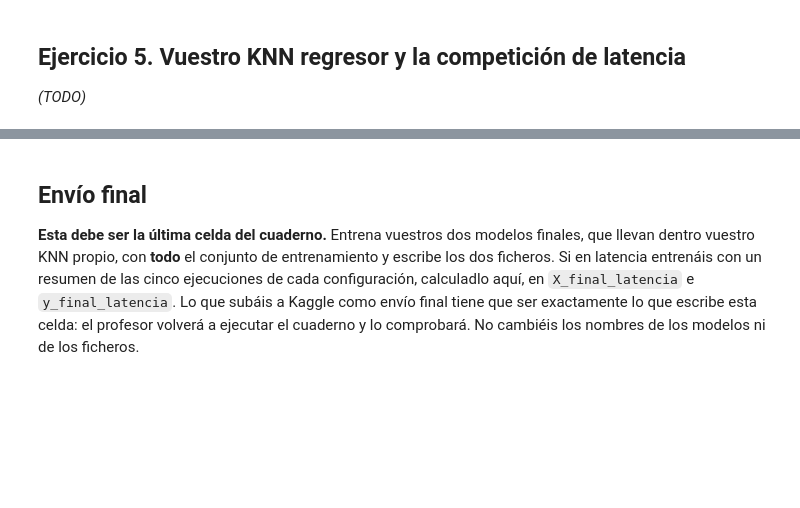
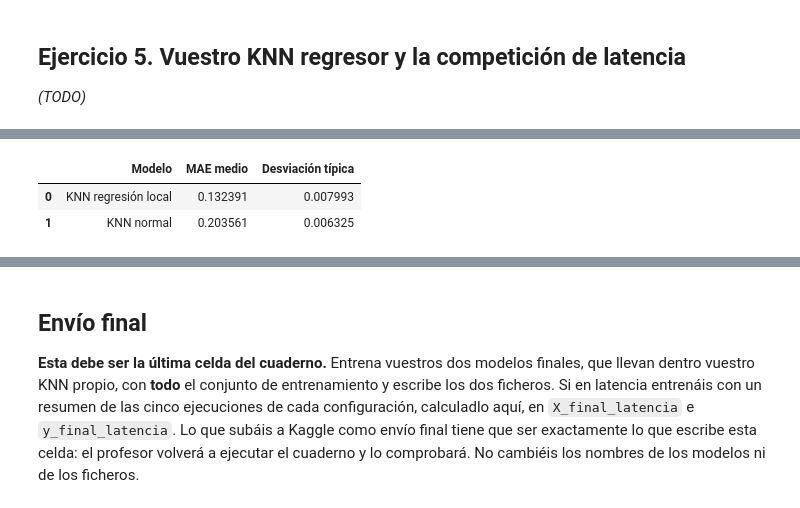
Before and after one commit to miguelang17/Practica_2, a Jupyter notebook: P2_alumnos/P2/Cuaderno/p2_grupoN.ipynb, the cells around one changed output, grey strips where cells are left out. Saved outputs shown, nothing was run; the diff lists cells and outputs as text; code cells hidden in the pictures; blank space fills up the shorter version.

Commit message:
Ejercicio 4 latencias

```diff
--- a/P2_alumnos/P2/Cuaderno/p2_grupoN.ipynb
+++ b/P2_alumnos/P2/Cuaderno/p2_grupoN.ipynb
@@ -1002,0 +1299,9 @@ En nuestro caso, trabajar en escala logarítmica reduce el error y también pres
+# %%
+
+# Definir las características y la variable objetivo de latencia
+X_lat = latencia_train[X_LATENCIA]
+y_lat = np.log10(latencia_train["latency_ns"])
+
+# Aplicar el preprocesamiento StandardScaler
+preprocesador = preprocesamientos["StandardScaler"]
+X_transformado = preprocesador.fit_transform(X_lat)
@@ -1002,0 +1343,64 @@ En nuestro caso, trabajar en escala logarítmica reduce el error y también pres
+# %%
+
+from sklearn.base import clone
+from sklearn.metrics import mean_absolute_error
+from sklearn.neighbors import KNeighborsRegressor
+
+modelos_regresion = {
+    "KNN regresión local": KNNRegresionLocal(
+        n_neighbors=30,
+        ridge_alpha=1.0
+    ),
+    "KNN normal": KNeighborsRegressor(
+        n_neighbors=30,
+        weights="distance"
+    )
+}
+
+resultados_regresion = {
+    nombre: [] for nombre in modelos_regresion
+}
+
+for train_idx, val_idx in cv_agrupada.split(
+    X_lat, y_lat, groups=grupos_latencia
+):
+    X_train = X_lat.iloc[train_idx]
+    X_val = X_lat.iloc[val_idx]
+
+    y_train = y_lat.iloc[train_idx]
+    y_val = y_lat.iloc[val_idx]
+
+    # Preprocesamiento ajustado únicamente con entrenamiento.
+    preprocesador = clone(preprocesamientos["StandardScaler"])
+
+    X_train_trans = preprocesador.fit_transform(X_train)
+    X_val_trans = preprocesador.transform(X_val)
+
+    # Evaluación de los dos modelos.
+    for nombre, modelo in modelos_regresion.items():
+        modelo_fold = clone(modelo)
+
+        modelo_fold.fit(X_train_trans, y_train)
+        predicciones = modelo_fold.predict(X_val_trans)
+
+        error = mean_absolute_error(y_val, predicciones)
+        resultados_regresion[nombre].append(error)
+
+# Resumen de resultados.
+comparacion_regresion = pd.DataFrame({
+    "Modelo": list(resultados_regresion.keys()),
+    "MAE medio": [
+        np.mean(resultados_regresion[nombre])
+        for nombre in resultados_regresion
+    ],
+    "Desviación típica": [
+        np.std(resultados_regresion[nombre])
+        for nombre in resultados_regresion
+    ]
+}).sort_values("MAE medio").reset_index(drop=True)
+
+display(comparacion_regresion)
+# %% [output]
+|  | Modelo | MAE medio | Desviación típica |
+| 0 | KNN regresión local | 0.132391 | 0.007993 |
+| 1 | KNN normal | 0.203561 | 0.006325 |
```
Also changed, not shown: parts of 9 cells of this notebook.
